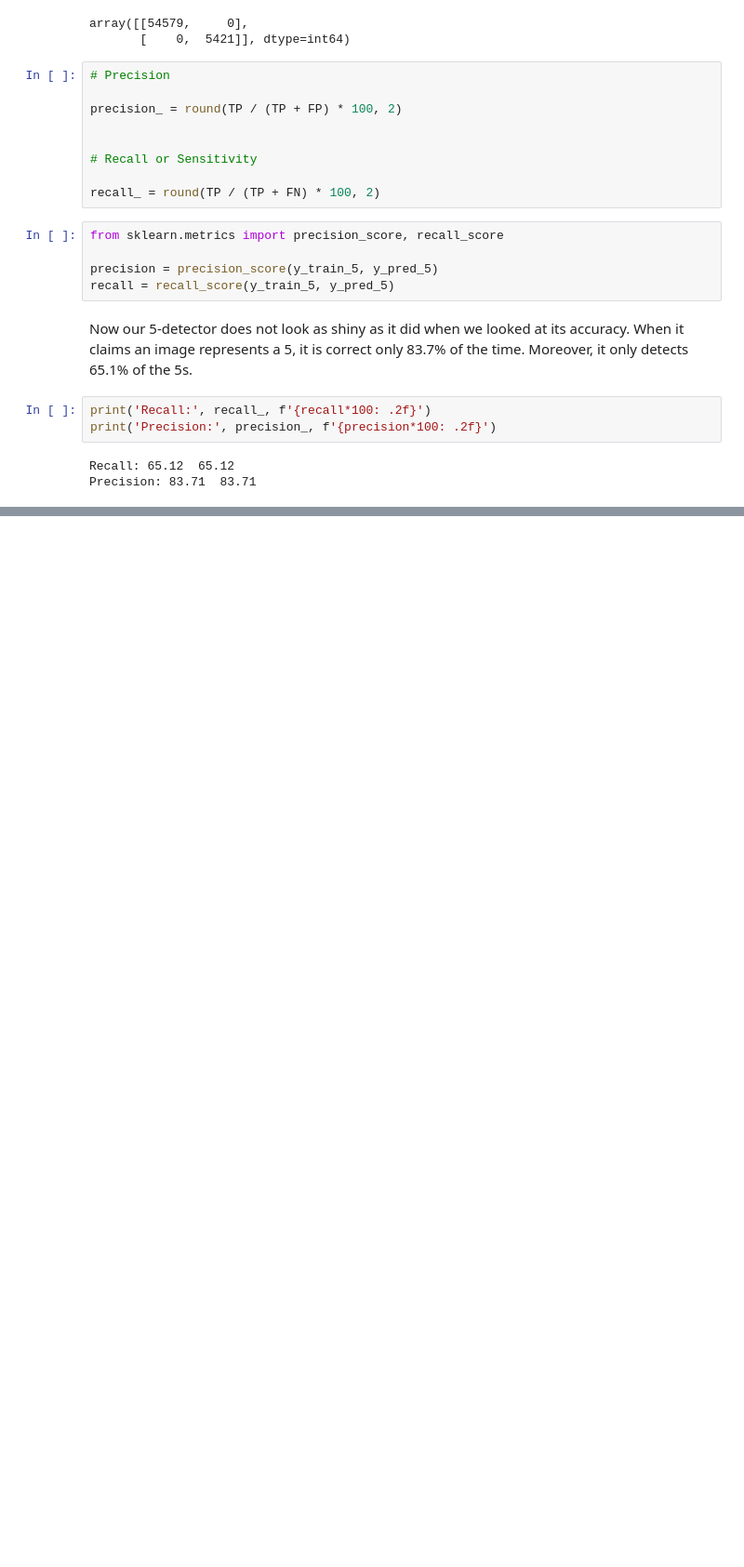
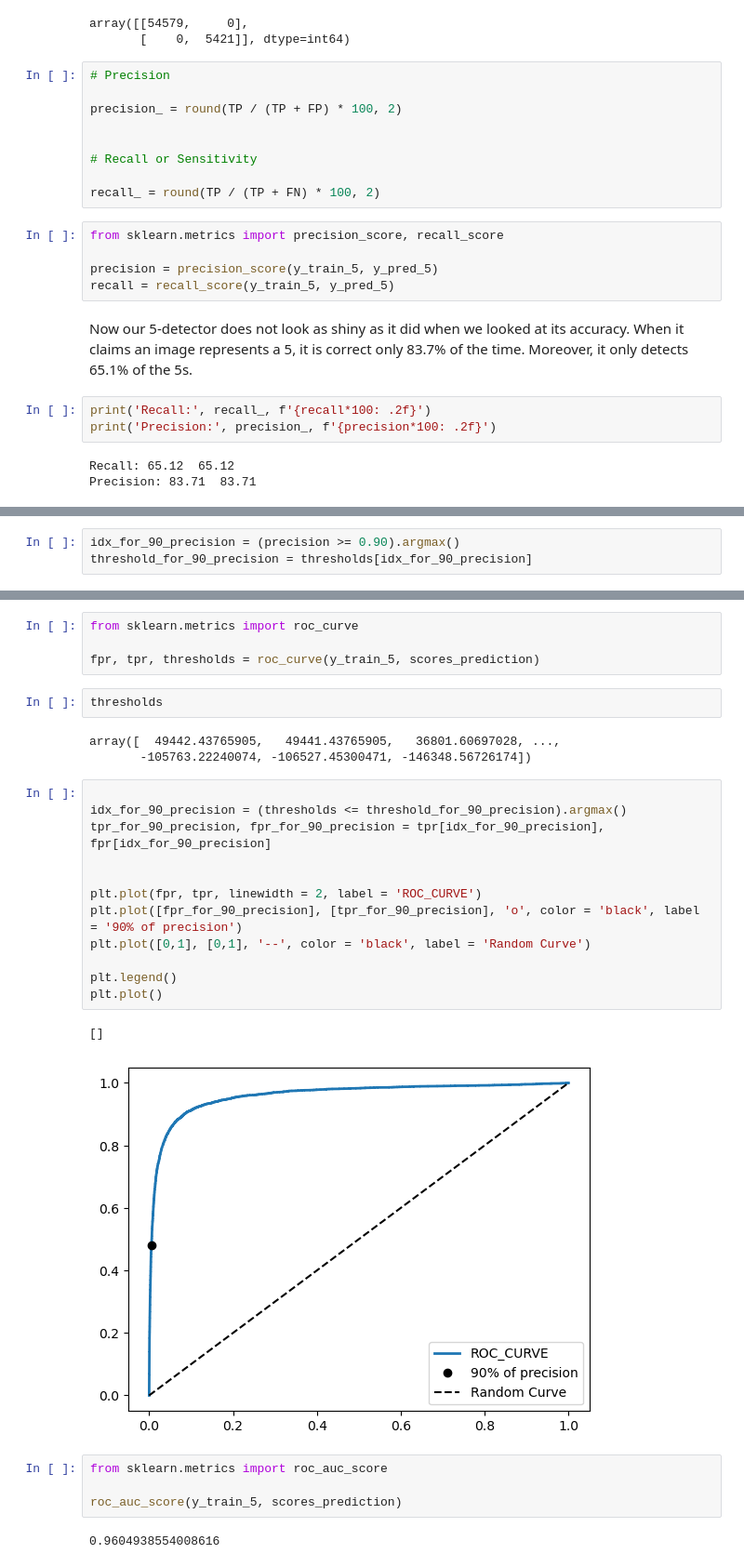
Before and after one commit to magyar1998/ml-hands-on-book, a Jupyter notebook: Capitulo3/src/classificador.ipynb, the cells around one changed output, grey strips where cells are left out. Shown at 93% size. Drawn from its saved outputs; the diff is of its cells as text; blank space fills up the shorter version.

```diff
--- a/Capitulo3/src/classificador.ipynb
+++ b/Capitulo3/src/classificador.ipynb
@@ -243,0 +293,3 @@ Precision: 83.71  83.71
+# %%
+idx_for_90_precision = (precision >= 0.90).argmax()
+threshold_for_90_precision = thresholds[idx_for_90_precision]
@@ -243,0 +325,30 @@ Precision: 83.71  83.71
+# %%
+from sklearn.metrics import roc_curve
+
+fpr, tpr, thresholds = roc_curve(y_train_5, scores_prediction)
+# %%
+thresholds
+# %% [output]
+array([  49442.43765905,   49441.43765905,   36801.60697028, ...,
+       -105763.22240074, -106527.45300471, -146348.56726174])
+# %%
+
+idx_for_90_precision = (thresholds <= threshold_for_90_precision).argmax()
+tpr_for_90_precision, fpr_for_90_precision = tpr[idx_for_90_precision], fpr[idx_for_90_precision]
+
+
+plt.plot(fpr, tpr, linewidth = 2, label = 'ROC_CURVE')
+plt.plot([fpr_for_90_precision], [tpr_for_90_precision], 'o', color = 'black', label = '90% of precision')
+plt.plot([0,1], [0,1], '--', color = 'black', label = 'Random Curve')
+
+plt.legend()
+plt.plot()
+# %% [output]
+[]
+[figure, added]
+# %%
+from sklearn.metrics import roc_auc_score
+
+roc_auc_score(y_train_5, scores_prediction)
+# %% [output]
+0.9604938554008616
```
Also changed, not shown: parts of 22 cells of this notebook.
